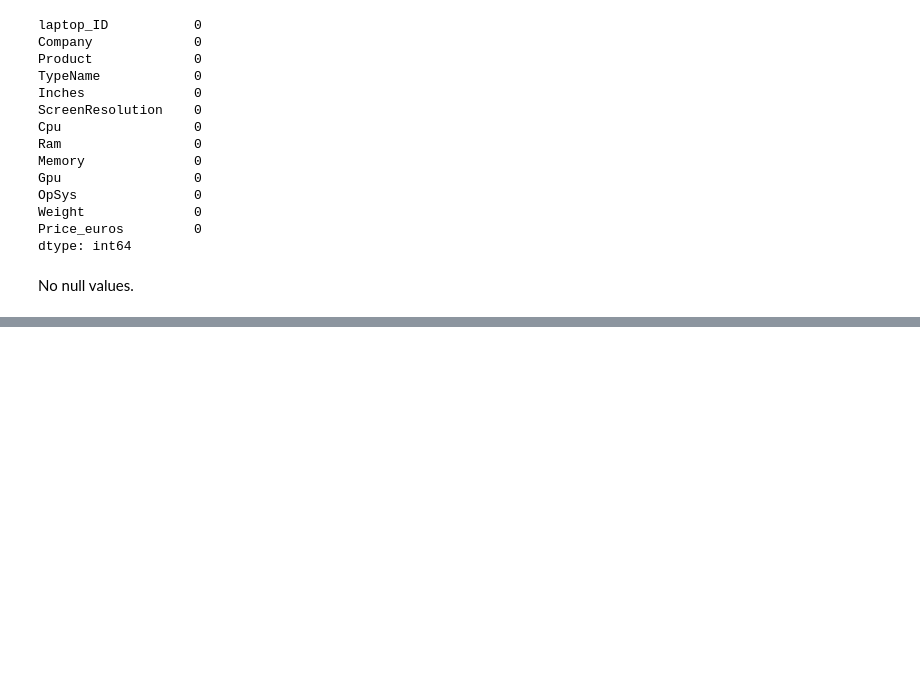
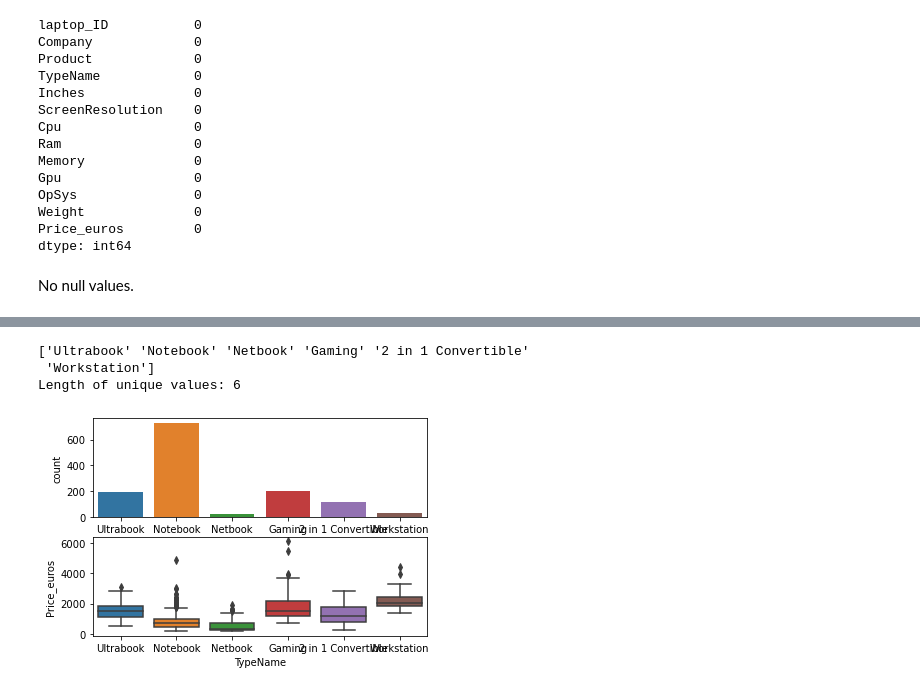
Before and after one commit to jamesjhjung/Laptop-Price-Prediction-Project, a Jupyter notebook: EDA.ipynb, the cells around one changed output, grey strips where cells are left out. Cells and saved outputs as stored; diff of their text form; code cells hidden in the pictures; blank space fills up the shorter version.

```diff
--- a/EDA.ipynb
+++ b/EDA.ipynb
@@ -128,0 +167,8 @@ dtype: object
+# %%
+# typename
+stat_freq('TypeName')
+# %% [output]
+['Ultrabook' 'Notebook' 'Netbook' 'Gaming' '2 in 1 Convertible'
+ 'Workstation']
+Length of unique values: 6
+[figure, added]
```
Also changed, not shown: parts of 16 cells of this notebook, 1 other file.
